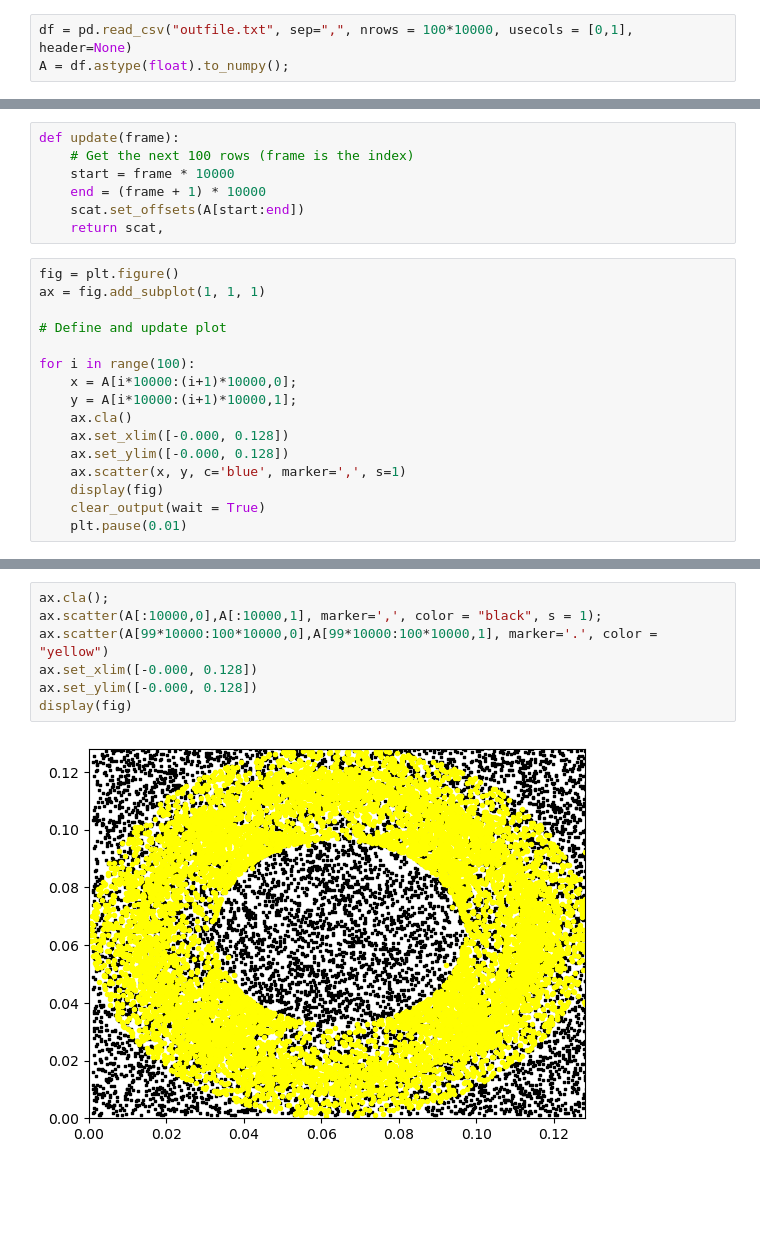
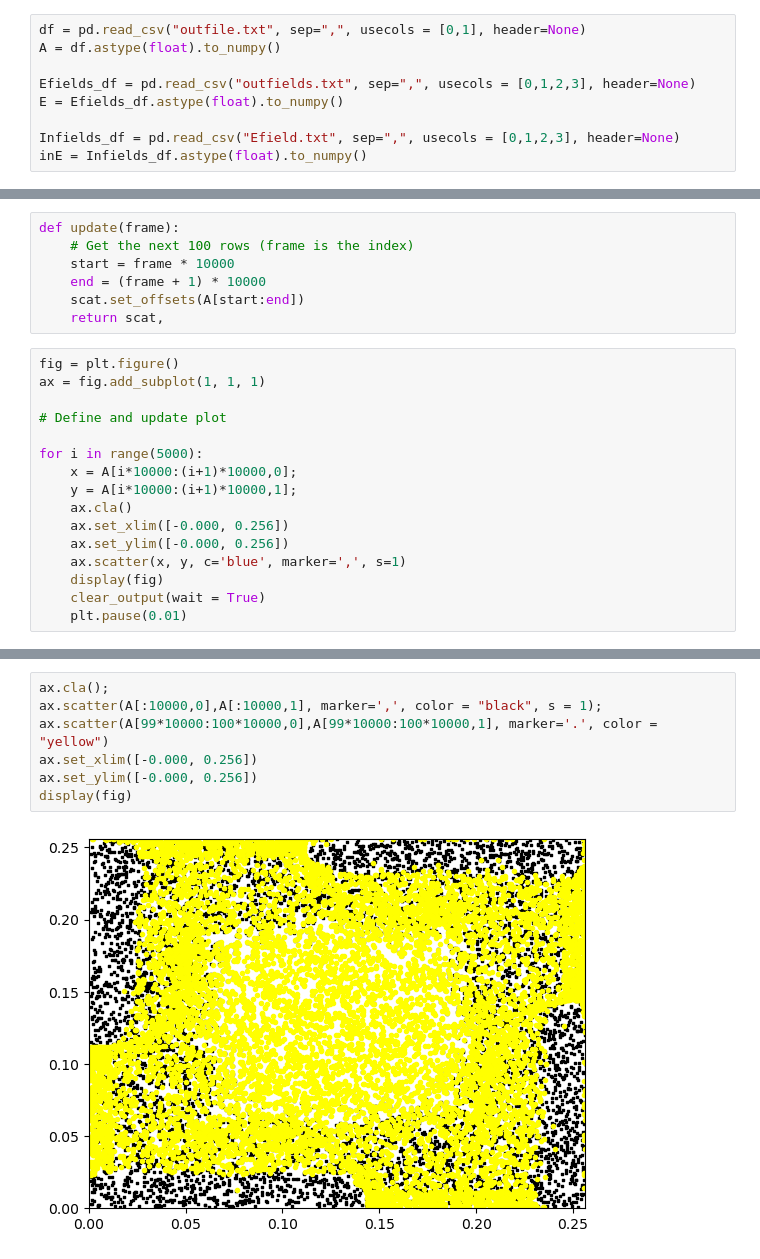
Before and after one commit to Nordic10/Compphys2Plasma, a Jupyter notebook: visualize_pic_data.ipynb, the cells around one changed output, grey strips where cells are left out. Drawn from its saved outputs; the diff is of its cells as text; blank space fills up the shorter version.

```diff
--- a/visualize_pic_data.ipynb
+++ b/visualize_pic_data.ipynb
@@ -5,8 +5,14 @@ import matplotlib.pyplot as plt
 from IPython.display import display, clear_output
 import time
 # %%
-df = pd.read_csv("outfile.txt", sep=",", nrows = 100*10000, usecols = [0,1], header=None)
-A = df.astype(float).to_numpy();
+df = pd.read_csv("outfile.txt", sep=",", usecols = [0,1], header=None)
+A = df.astype(float).to_numpy()
+
+Efields_df = pd.read_csv("outfields.txt", sep=",", usecols = [0,1,2,3], header=None)
+E = Efields_df.astype(float).to_numpy()
+
+Infields_df = pd.read_csv("Efield.txt", sep=",", usecols = [0,1,2,3], header=None)
+inE = Infields_df.astype(float).to_numpy()
 # %%
 x = A[:10000,0];
 y = A[:10000,1];
@@ -30,12 +36,12 @@ ax = fig.add_subplot(1, 1, 1)
 
 # Define and update plot
 
-for i in range(100):
+for i in range(5000):
     x = A[i*10000:(i+1)*10000,0];
     y = A[i*10000:(i+1)*10000,1];
     ax.cla()
-    ax.set_xlim([-0.000, 0.128])
-    ax.set_ylim([-0.000, 0.128])
+    ax.set_xlim([-0.000, 0.256])
+    ax.set_ylim([-0.000, 0.256])
     ax.scatter(x, y, c='blue', marker=',', s=1)
     display(fig)
     clear_output(wait = True)
@@ -45,9 +51,9 @@ for i in range(100):
 # %%
 ax.cla();
 ax.scatter(A[:10000,0],A[:10000,1], marker=',', color = "black", s = 1);
 ax.scatter(A[99*10000:100*10000,0],A[99*10000:100*10000,1], marker='.', color = "yellow")
-ax.set_xlim([-0.000, 0.128])
-ax.set_ylim([-0.000, 0.128])
+ax.set_xlim([-0.000, 0.256])
+ax.set_ylim([-0.000, 0.256])
 display(fig)
 # %% [output]
-[figure, old version]
+[figure, new version]
```
Also changed, not shown: parts of 4 cells of this notebook, 6 other files.
